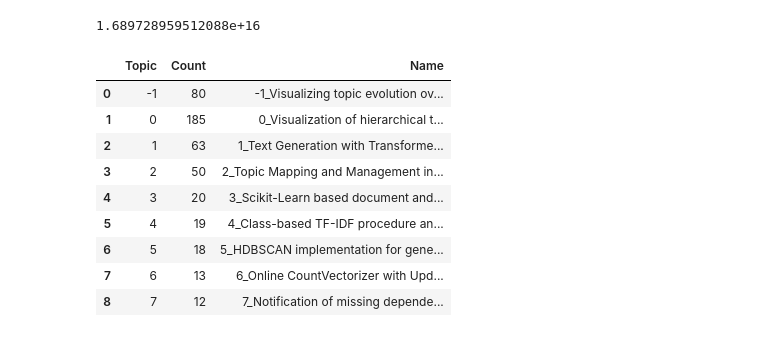
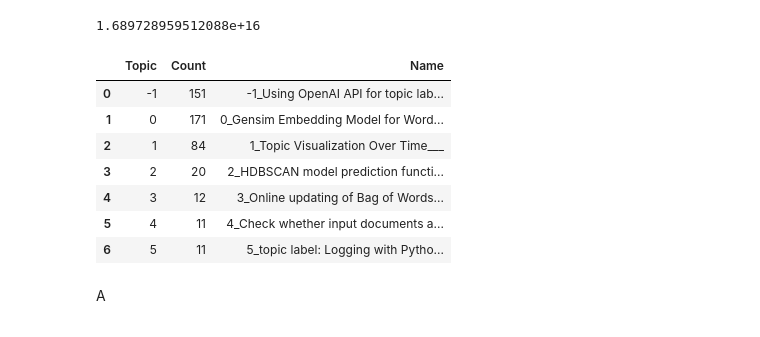
Before and after one commit to danielpatrickhug/Instruction_Kernels, a Jupyter notebook: github_repo_parser.ipynb, the cells around one changed output. Cells and saved outputs as stored; diff of their text form; code cells hidden in the pictures.

```diff
--- a/github_repo_parser.ipynb
+++ b/github_repo_parser.ipynb
@@ -802,24 +802,24 @@ def compute_hierarchical_topic_tree(topic_model, data, key="query"):
 # %%
 
 
 topic_model = load_topic_model()
-topics, probs = fit_topic_model(topic_model, data, agg_features)
+topics, probs = fit_topic_model(topic_model, data, embs)
 freq = get_topic_info(topic_model)
 rep_docs = get_representative_docs(topic_model)
 freq
 # %% [output]
 |  | Topic | Count | Name |
-| 0 | -1 | 80 | -1_Visualizing topic evolution ov... |
-| 1 | 0 | 185 | 0_Visualization of hierarchical t... |
-| 2 | 1 | 63 | 1_Text Generation with Transforme... |
-| 3 | 2 | 50 | 2_Topic Mapping and Management in... |
-| 4 | 3 | 20 | 3_Scikit-Learn based document and... |
-| 5 | 4 | 19 | 4_Class-based TF-IDF procedure an... |
-| 6 | 5 | 18 | 5_HDBSCAN implementation for gene... |
-| 7 | 6 | 13 | 6_Online CountVectorizer with Upd... |
-| 8 | 7 | 12 | 7_Notification of missing depende... |
+| 0 | -1 | 151 | -1_Using OpenAI API for topic lab... |
+| 1 | 0 | 171 | 0_Gensim Embedding Model for Word... |
+| 2 | 1 | 84 | 1_Topic Visualization Over Time___ |
+| 3 | 2 | 20 | 2_HDBSCAN model prediction functi... |
+| 4 | 3 | 12 | 3_Online updating of Bag of Words... |
+| 5 | 4 | 11 | 4_Check whether input documents a... |
+| 6 | 5 | 11 | 5_topic label: Logging with Pytho... |
 # %%
 hr, tree = compute_hierarchical_topic_tree(topic_model=topic_model, data=data)
+# %% [markdown]
+A
 # %%
 print(tree)
 # %% [output]
```
Also changed, not shown: parts of 7 cells of this notebook.
